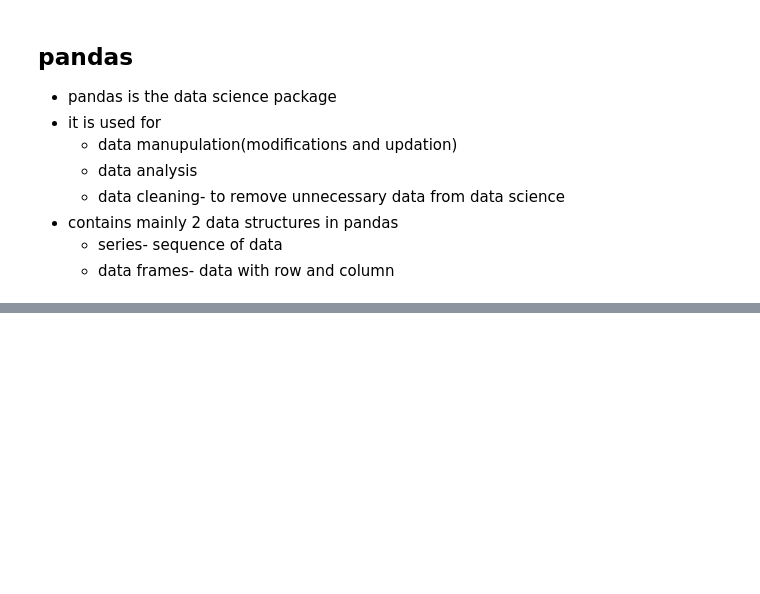
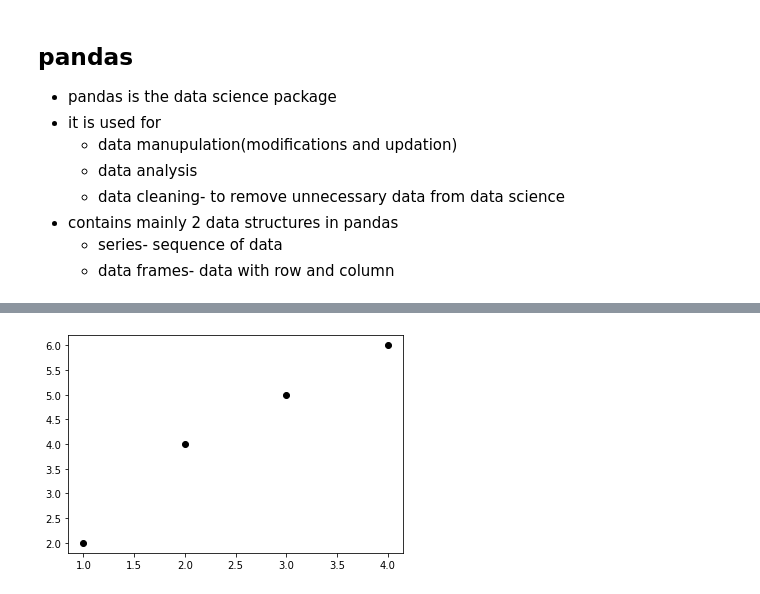
Before and after one commit to valli518/python, a Jupyter notebook: 7-02-22.ipynb, the cells around one changed output, grey strips where cells are left out. Saved outputs shown, nothing was run; the diff lists cells and outputs as text; code cells hidden in the pictures; blank space fills up the shorter version.

```diff
--- a/7-02-22.ipynb
+++ b/7-02-22.ipynb
@@ -557,0 +705,6 @@ dir(numpy)
+# %%
+# scatter plot
+plt.scatter([1,2,3,4],[2,4,5,6],color='black')
+plt.show()
+# %% [output]
+[figure, added]
```
Also changed, not shown: parts of 22 cells of this notebook.
